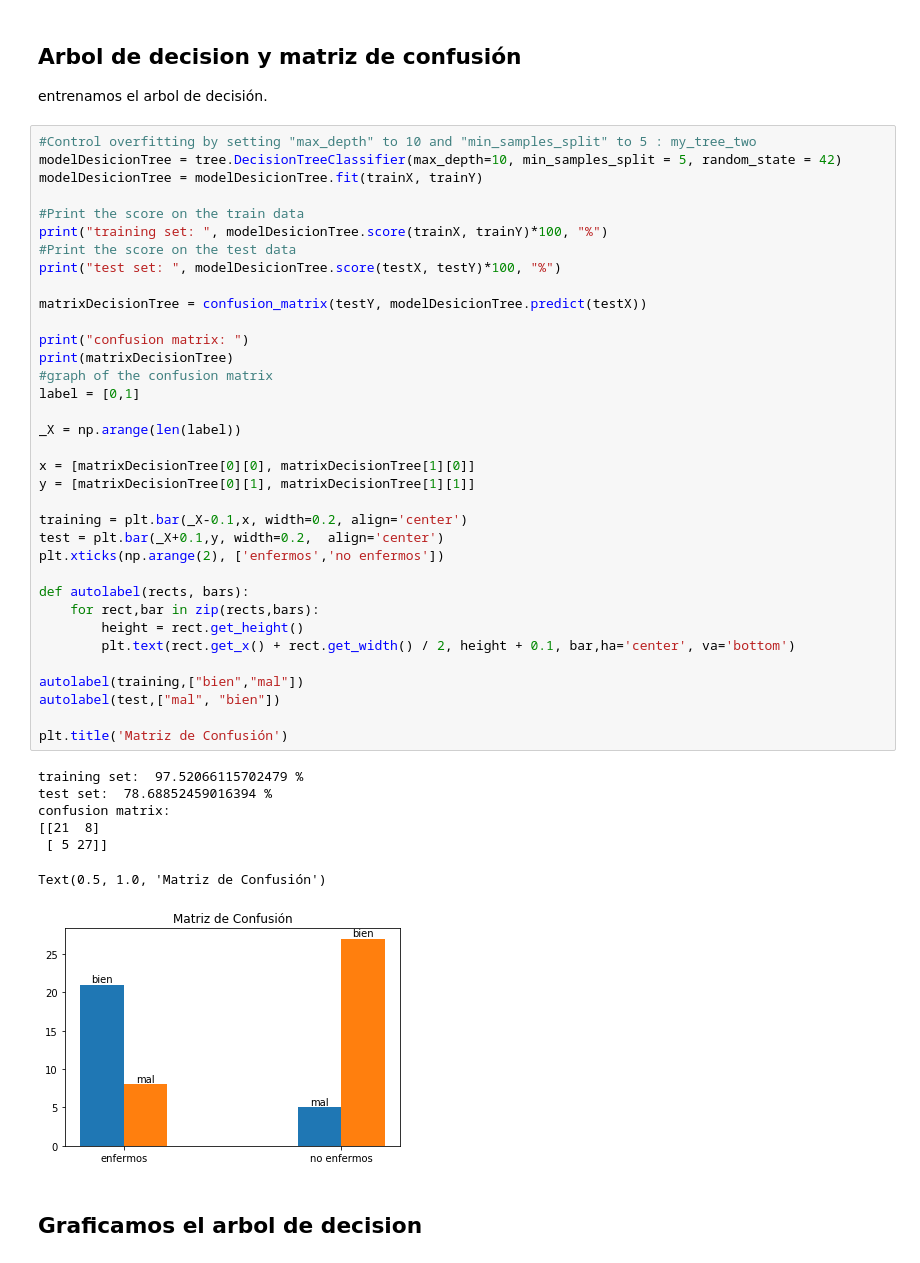
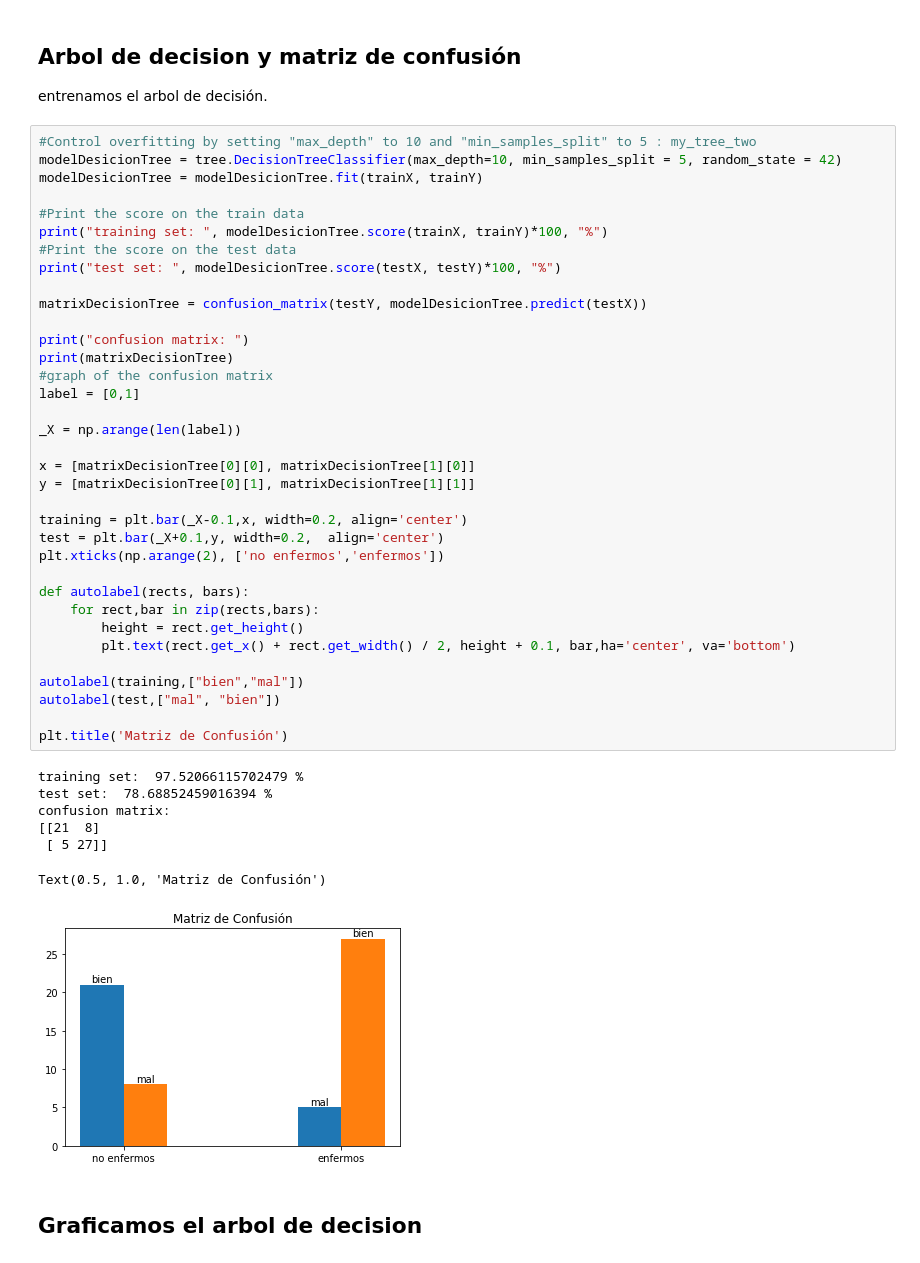
Before and after one commit to emyesme/HeartDiseaseDT-NB-NN, a Jupyter notebook: IA (copia).ipynb, the cells around one changed output. Saved outputs shown, nothing was run; the diff lists cells and outputs as text.

```diff
--- a/IA (copia).ipynb
+++ b/IA (copia).ipynb
@@ -293,35 +293,35 @@ matrixDecisionTree = confusion_matrix(testY, modelDesicionTree.predict(testX))
 
 print("confusion matrix: ")
 print(matrixDecisionTree)
 #graph of the confusion matrix
 label = [0,1]
 
 _X = np.arange(len(label))
 
 x = [matrixDecisionTree[0][0], matrixDecisionTree[1][0]]
 y = [matrixDecisionTree[0][1], matrixDecisionTree[1][1]]
 
 training = plt.bar(_X-0.1,x, width=0.2, align='center')
 test = plt.bar(_X+0.1,y, width=0.2,  align='center')
-plt.xticks(np.arange(2), ['enfermos','no enfermos'])
+plt.xticks(np.arange(2), ['no enfermos','enfermos'])
 
 def autolabel(rects, bars):
     for rect,bar in zip(rects,bars):
         height = rect.get_height()
         plt.text(rect.get_x() + rect.get_width() / 2, height + 0.1, bar,ha='center', va='bottom')
 
 autolabel(training,["bien","mal"])
 autolabel(test,["mal", "bien"])
 
 plt.title('Matriz de Confusión')
 # %% [output]
 training set:  97.52066115702479 %
 test set:  78.68852459016394 %
 confusion matrix:
 [[21  8]
  [ 5 27]]
 Text(0.5, 1.0, 'Matriz de Confusión')
-[figure, old version]
+[figure, new version]
 # %% [markdown]
 ## Graficamos el arbol de decision
 # %%
```
Also changed, not shown: parts of 2 cells of this notebook.
